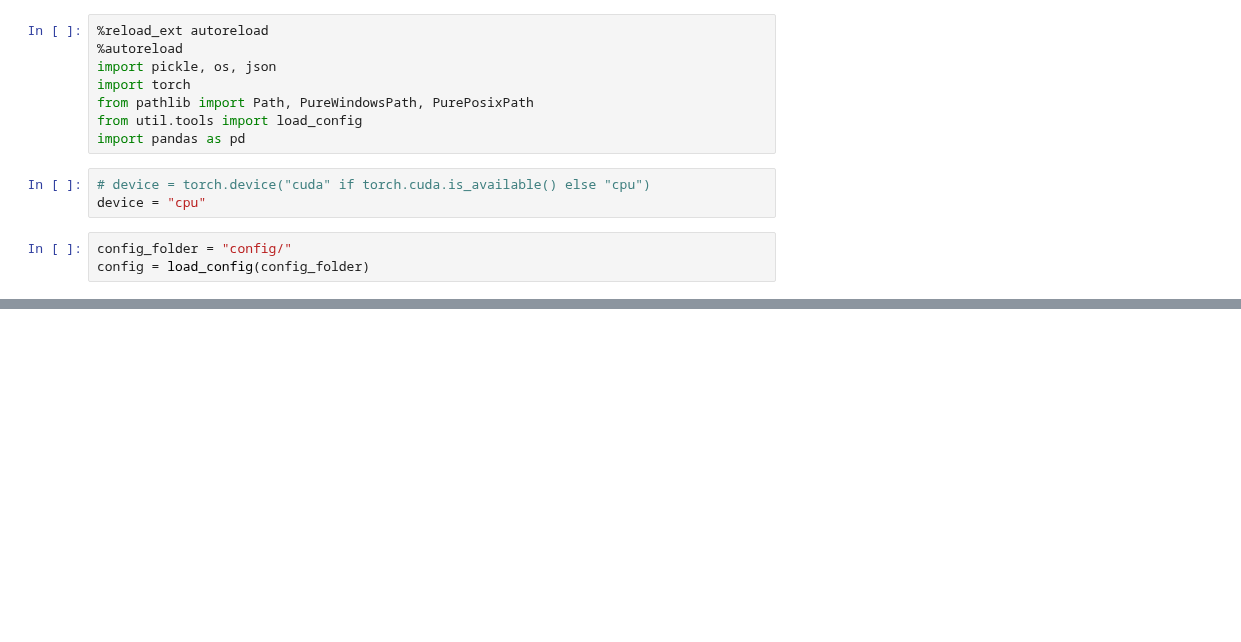
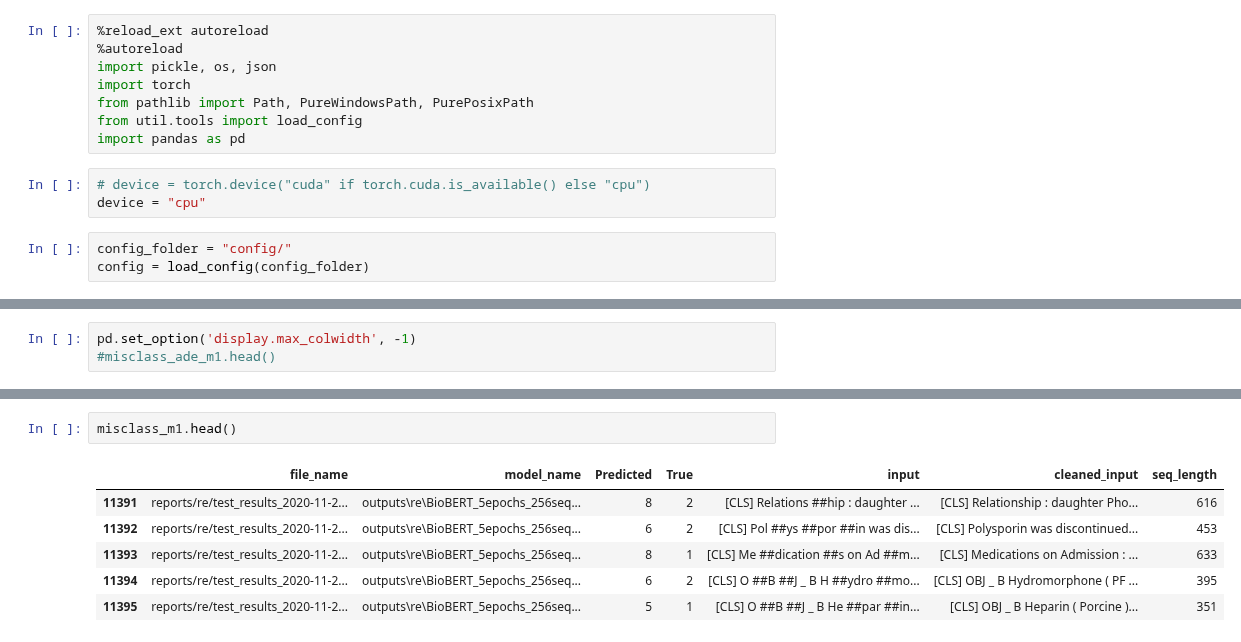
Before and after one commit to pnarsina/w266_final, a Jupyter notebook: project_re/MissedPredictionsAnalysis.ipynb, the cells around one changed output, grey strips where cells are left out. Drawn from its saved outputs; the diff is of its cells as text; blank space fills up the shorter version.

```diff
--- a/project_re/MissedPredictionsAnalysis.ipynb
+++ b/project_re/MissedPredictionsAnalysis.ipynb
@@ -150,0 +193,3 @@ Name: Predicted, dtype: int64
+# %%
+pd.set_option('display.max_colwidth', -1)
+#misclass_ade_m1.head()
@@ -150,0 +222,9 @@ Name: Predicted, dtype: int64
+# %%
+misclass_m1.head()
+# %% [output]
+|  | file_name | model_name | Predicted | True | input | cleaned_input | seq_length |
+| 11391 | reports/re/test_results_2020-11-2... | outputs\re\BioBERT_5epochs_256seq... | 8 | 2 | [CLS] Relations ##hip : daughter ... | [CLS] Relationship : daughter Pho... | 616 |
+| 11392 | reports/re/test_results_2020-11-2... | outputs\re\BioBERT_5epochs_256seq... | 6 | 2 | [CLS] Pol ##ys ##por ##in was dis... | [CLS] Polysporin was discontinued... | 453 |
+| 11393 | reports/re/test_results_2020-11-2... | outputs\re\BioBERT_5epochs_256seq... | 8 | 1 | [CLS] Me ##dication ##s on Ad ##m... | [CLS] Medications on Admission : ... | 633 |
+| 11394 | reports/re/test_results_2020-11-2... | outputs\re\BioBERT_5epochs_256seq... | 6 | 2 | [CLS] O ##B ##J _ B H ##ydro ##mo... | [CLS] OBJ _ B Hydromorphone ( PF ... | 395 |
+| 11395 | reports/re/test_results_2020-11-2... | outputs\re\BioBERT_5epochs_256seq... | 5 | 1 | [CLS] O ##B ##J _ B He ##par ##in... | [CLS] OBJ _ B Heparin ( Porcine )... | 351 |
```
Also changed, not shown: parts of 36 cells of this notebook.
